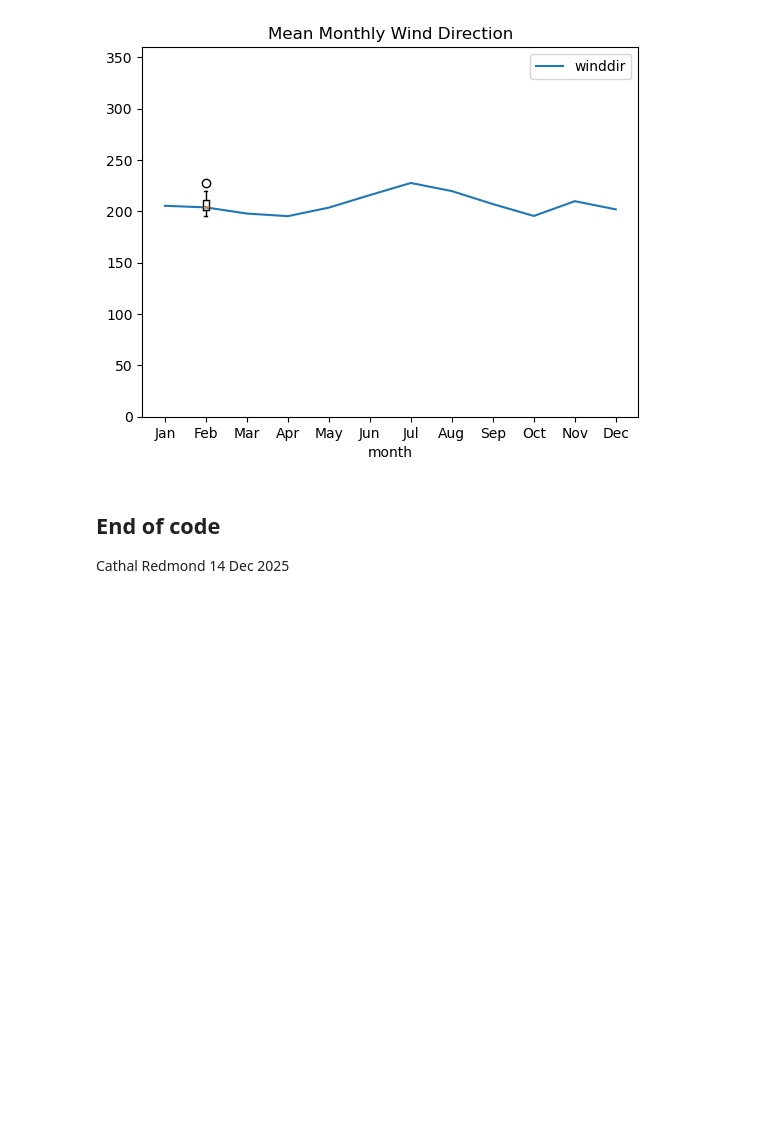
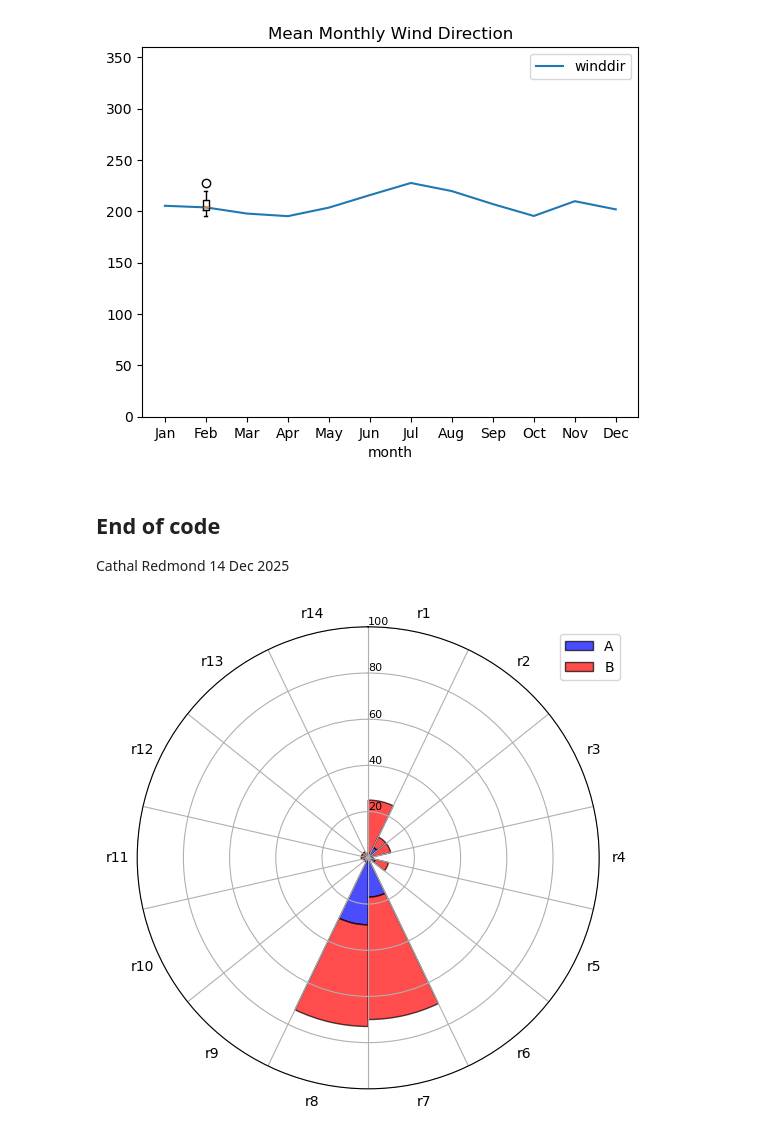
Before and after one commit to cathalred88/PFDA, a Jupyter notebook: assignments/assignment06_Weather.ipynb, the cells around one changed output. Cells and saved outputs as stored; diff of their text form; code cells hidden in the pictures; blank space fills up the shorter version.

Commit message:
assignments complete. Outlining a research proposal for visualising wind speed and direction data on a polar plot.

```diff
--- a/assignments/assignment06_Weather.ipynb
+++ b/assignments/assignment06_Weather.ipynb
@@ -312,3 +310,54 @@ plt.show
 # %% [markdown]
 ## End of code
 Cathal Redmond 14 Dec 2025
+# %%
+## do not use the following code - just kept for reference
+## try plot this as Radar Pie plot, or POLAR plot.
+# i would like to try this as an alternative visualisation - trying to adapt code from:
+# https://stackoverflow.com/questions/62938954/pie-radar-chart-in-python-pizza-slices
+
+# i would need to define what my cardinal directions are and how to group the wind direction data accordingly.
+# then i would need to aggregate the windspeed data accordingly and cast it into each directon group.
+
+import matplotlib.pyplot as plt
+from matplotlib.ticker import FixedLocator
+import pandas as pd
+from math import pi
+import numpy as np
+
+df = pd.DataFrame({'group': ['A', 'B'], 'r1': [2, 23], 'r2': [5, 5], 'r3': [1, 9], 'r4': [1, 1], 'r5': [3, 6], 'r6': [0, 0], 'r7': [17, 53], 'r8': [29, 44], 'r9': [0, 2], 'r10': [0, 2], 'r11': [0, 3], 'r12': [1, 2], 'r13': [0, 3], 'r14': [0, 0], })
+
+categories = list(df)[1:]
+N = len(categories)
+angles = np.linspace(0, 2 * pi, N, endpoint=False)
+angles_mids = angles + (angles[1] / 2)
+
+fig = plt.figure(figsize=(6, 6))
+ax = plt.subplot(111, polar=True)
+ax.set_theta_offset(pi / 2)
+ax.set_theta_direction(-1)
+ax.set_xticks(angles_mids)
+ax.set_xticklabels(categories)
+ax.xaxis.set_minor_locator(FixedLocator(angles))
+
+# Draw ylabels
+ax.set_rlabel_position(0)
+ax.set_yticks([20, 40, 60, 80, 100])
+ax.set_yticklabels(["20", "40", "60", "80", "100"], color="black", size=8)
+ax.set_ylim(0, 100)
+
+values0 = df.loc[0].drop('group').values
+ax.bar(angles_mids, values0, width=angles[1] - angles[0],
+       facecolor='b', alpha=0.7, edgecolor='k', linewidth=1, label="A")
+
+values1 = df.loc[1].drop('group').values
+ax.bar(angles_mids, values1, bottom=values0, width=angles[1] - angles[0],
+       facecolor='r', alpha=0.7, edgecolor='k', linewidth=1, label="B")
+
+ax.grid(True, axis='x', which='minor')
+ax.grid(False, axis='x', which='major')
+ax.grid(True, axis='y', which='major')
+ax.legend(loc='upper left', bbox_to_anchor=(0.9, 1))
+plt.show()
+# %% [output]
+[figure, added]
```
Also changed, not shown: parts of 1 cell of this notebook.
